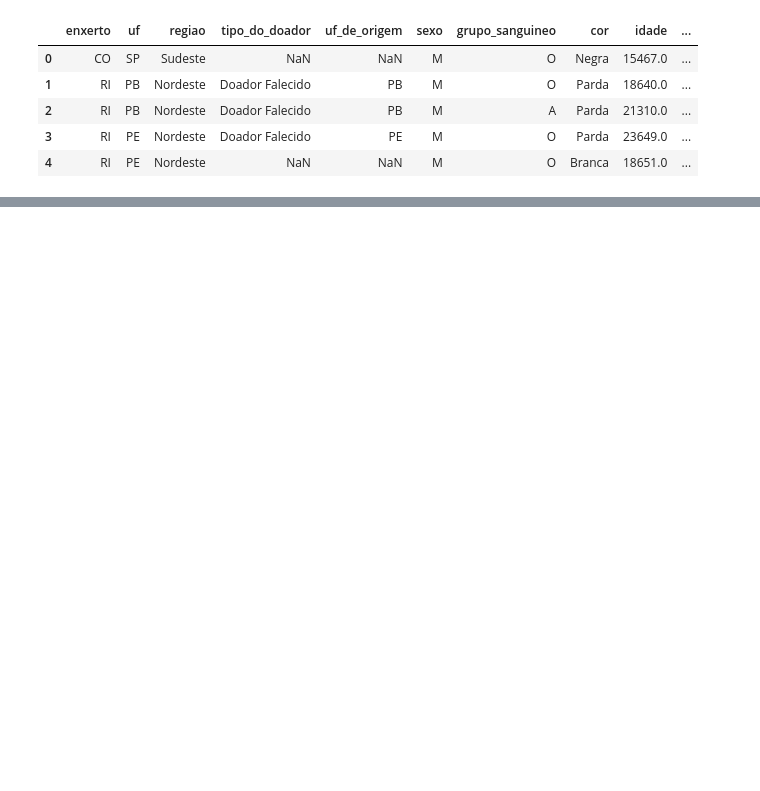
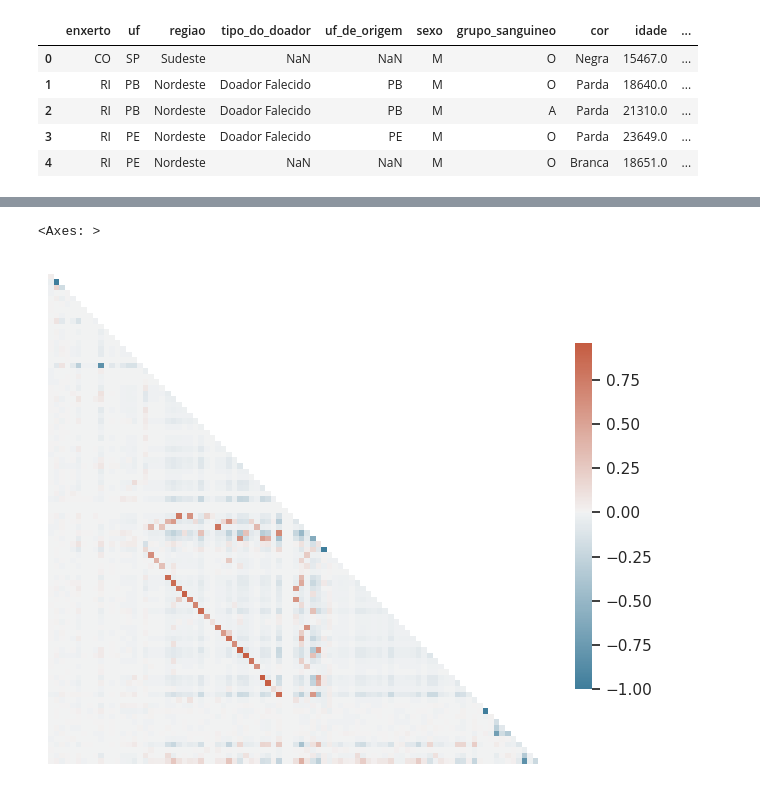
Before and after one commit to Esterci/SNT_table_study, a Jupyter notebook: machine_learning/pre_processamento.ipynb, the cells around one changed output, grey strips where cells are left out. Drawn from its saved outputs; the diff is of its cells as text; code cells hidden in the pictures; blank space fills up the shorter version.

```diff
--- a/machine_learning/pre_processamento.ipynb
+++ b/machine_learning/pre_processamento.ipynb
@@ -43,5 +43,5 @@ np.unique(df.tipo_do_doador.dropna().values,return_counts=True)
 # %%
-df_bin = df
+df_bin = df.fillna(0)
 
 bin_cols = [
     "enxerto",
@@ -55,12 +55,18 @@ bin_cols = [
 ]
 
 for col in bin_cols:
+
+
     # converting to binary data
     df_one = pd.get_dummies(
         df[col],
     )
+
     # Use the .replace() method to map True/False to 1/0
-    df_one = df_one.replace({True: 1, False: 0})
+
+
+    df_one[df_one==True] = 1
+    df_one[df_one==False] = 0
 
     # Recolocando NaN
     df_one.loc[df[col].isnull()] = None
@@ -72,7 +78,7 @@ for col in bin_cols:
 
     df_one.columns = new_columns
 
-    df_aux = pd.concat([df_bin, df_one],ignore_index=True)
+    df_aux = pd.concat([df_bin, df_one],axis=1)
 
     df_aux = df_aux.drop(columns=[col])
 
@@ -99,0 +106,6 @@ memory usage: 1.1+ GB
+# %%
+df_nan = df_bin[df_bin.isna().any(axis=1)]
+df_treated = df_bin[df_bin.notna().all(axis=1)]
+
+print("Numero de nan: {}".format(len(df_nan)))
+print("Numero de completos: {}".format(len(df_treated)))
@@ -99,0 +135,35 @@ memory usage: 1.1+ GB
+# %%
+from string import ascii_letters
+import seaborn as sns
+import matplotlib.pyplot as plt
+
+sns.set_theme(style="white")
+
+
+# Compute the correlation matrix
+corr = df_treated.corr()
+
+# Generate a mask for the upper triangle
+mask = np.triu(np.ones_like(corr, dtype=bool))
+
+# Set up the matplotlib figure
+f, ax = plt.subplots(figsize=(8, 9))
+
+# Generate a custom diverging colormap
+cmap = sns.diverging_palette(230, 20, as_cmap=True)
+
+# Draw the heatmap with the mask and correct aspect ratio
+sns.heatmap(
+    corr.fillna(0),
+    mask=mask,
+    cmap=cmap,
+    center=0,
+    square=True,
+    # linewidths=0.5,
+    cbar_kws={"shrink": 0.5},
+    xticklabels=False, yticklabels=False
+
+)
+# %% [output]
+<Axes: >
+[figure, added]
```
Also changed, not shown: parts of 20 cells of this notebook, 1 other file.
